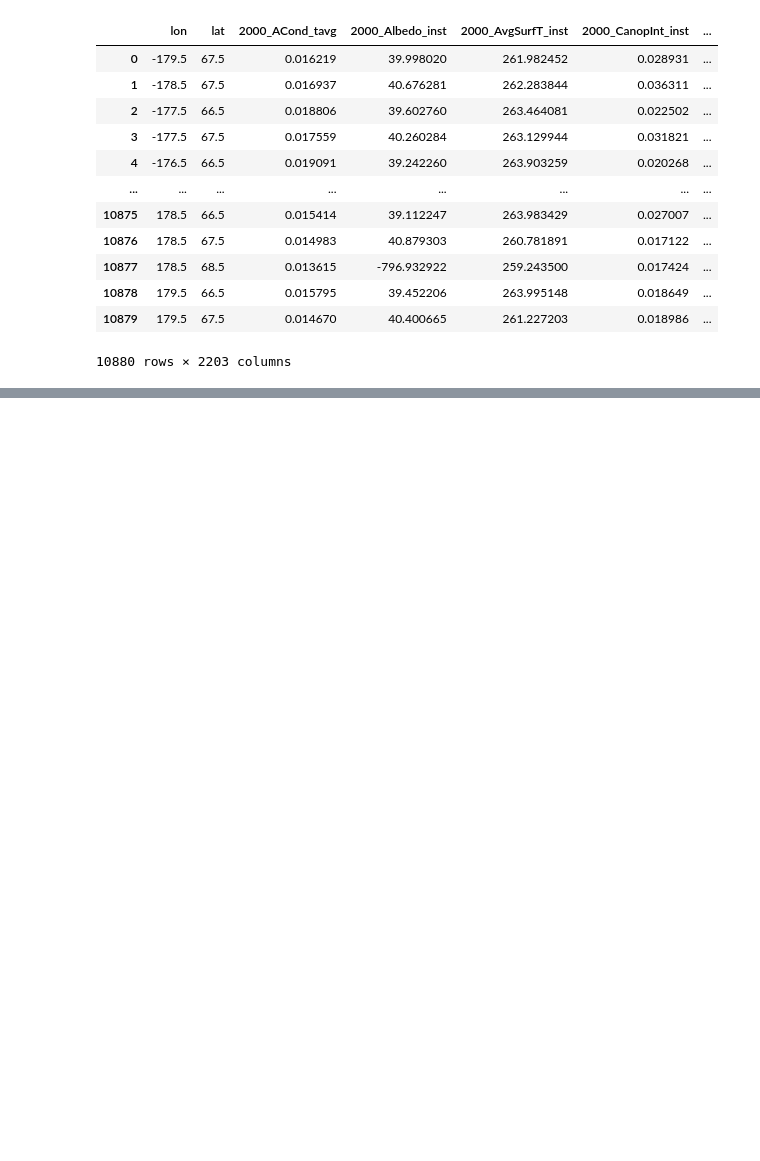
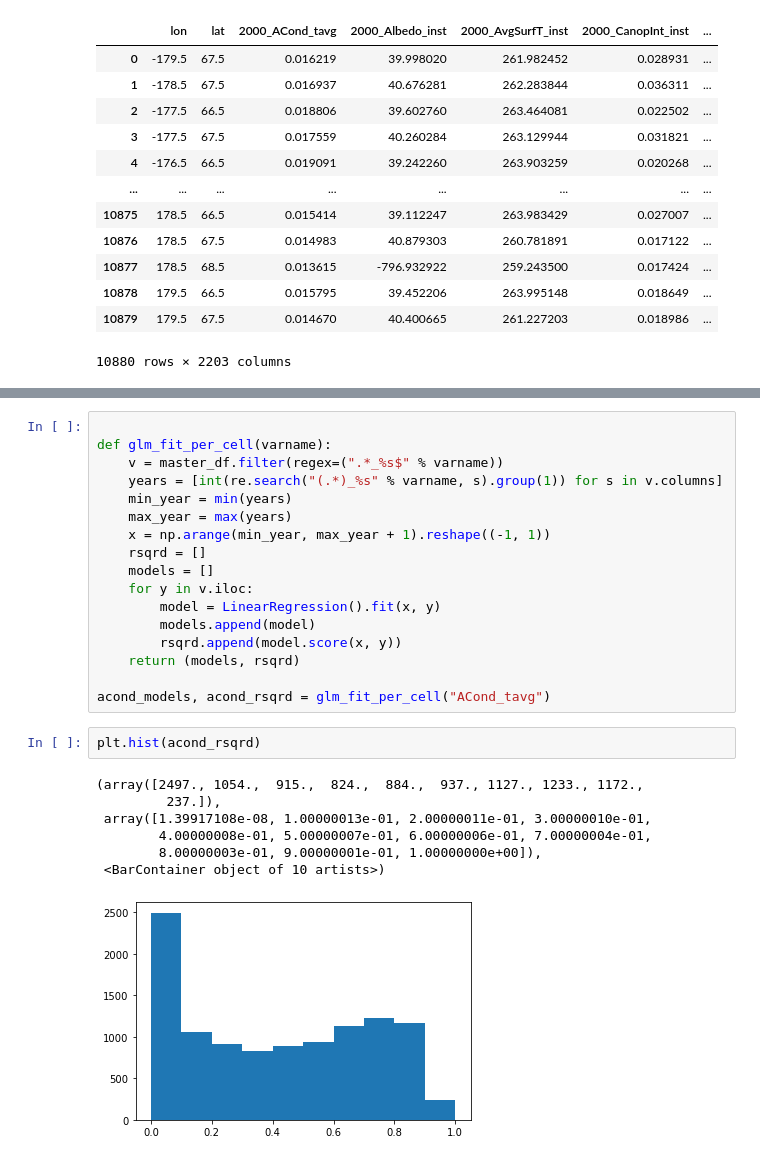
Before and after one commit to liliskov/Modern-Data-Analytics, a Jupyter notebook: Water Security.ipynb, the cells around one changed output, grey strips where cells are left out. Saved outputs shown, nothing was run; the diff lists cells and outputs as text; blank space fills up the shorter version.

```diff
--- a/Water Security.ipynb
+++ b/Water Security.ipynb
@@ -361,0 +384,27 @@ master_df
+# %%
+
+def glm_fit_per_cell(varname):
+    v = master_df.filter(regex=(".*_%s$" % varname))
+    years = [int(re.search("(.*)_%s" % varname, s).group(1)) for s in v.columns]
+    min_year = min(years)
+    max_year = max(years)
+    x = np.arange(min_year, max_year + 1).reshape((-1, 1))
+    rsqrd = []
+    models = []
+    for y in v.iloc:
+        model = LinearRegression().fit(x, y)
+        models.append(model)
+        rsqrd.append(model.score(x, y))
+    return (models, rsqrd)
+
+acond_models, acond_rsqrd = glm_fit_per_cell("ACond_tavg")
+# %%
+plt.hist(acond_rsqrd)
+# %% [output]
+(array([2497., 1054.,  915.,  824.,  884.,  937., 1127., 1233., 1172.,
+         237.]),
+ array([1.39917108e-08, 1.00000013e-01, 2.00000011e-01, 3.00000010e-01,
+        4.00000008e-01, 5.00000007e-01, 6.00000006e-01, 7.00000004e-01,
+        8.00000003e-01, 9.00000001e-01, 1.00000000e+00]),
+ <BarContainer object of 10 artists>)
+[figure, added]
```
Also changed, not shown: parts of 13 cells of this notebook.
